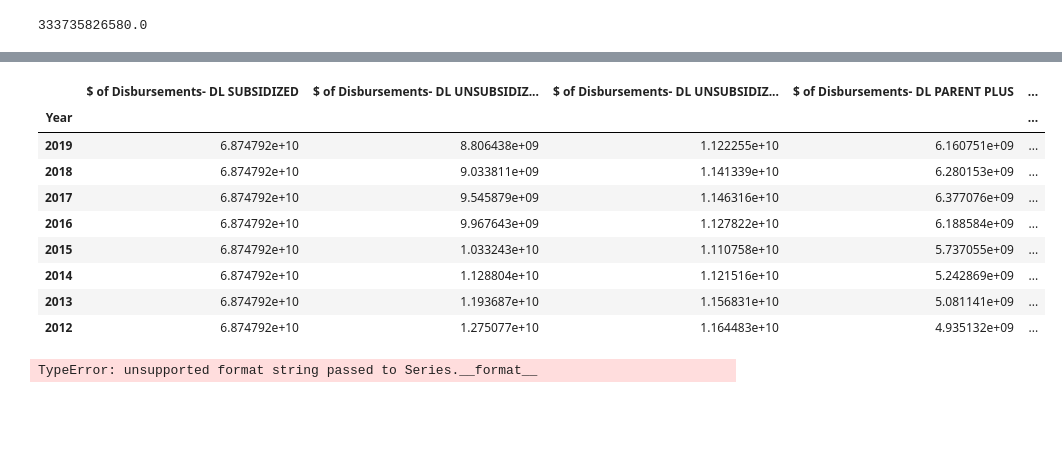
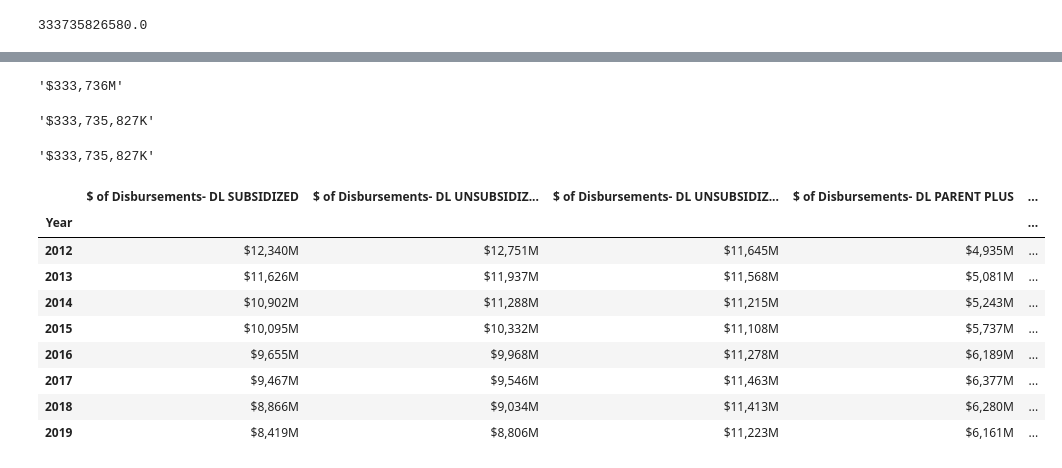
Before and after one commit to misspiggy44/DS-Project-3, a Jupyter notebook: ShobhaProject3DS.ipynb, the cells around one changed output, grey strips where cells are left out. Saved outputs shown, nothing was run; the diff lists cells and outputs as text; code cells hidden in the pictures; blank space fills up the shorter version.

```diff
--- a/ShobhaProject3DS.ipynb
+++ b/ShobhaProject3DS.ipynb
@@ -132,6 +149,10 @@ loan = pd.concat(loan_tables) # This function allows us to concateneate the tabl
 loan = loan.replace('-', '0', regex=True)
 loan = loan.replace(' -', '0', regex=True)
 loan = loan.replace('- ', '0', regex=True)
+# %%
+loan.replace({'PROPRIETARY':'Proprietary', 'PRIVATE': 'Private0Nonprofit', 'PUBLIC':'Public', 'FOREIGN PUBLIC':'Foreign0Public','FOREIGN PRIVATE':'Foreign0Private','FOREIGN FOR0PROFIT':'Foreign0For0Profit'}, inplace = True)
+# %%
+loan['State'].replace({'nan':'Foreign', 'FC':'Foreign', 'VI':'Foreign', 'GU':'Foreign'}, inplace=True)
 # %%
 # Let's see what the first few rows look like after concatenating and cleaning the master df.
 loan.head()
@@ -172,5 +195,5 @@ memory usage: 7.9+ MB
 # %%
-    # Second, we'll need to change all the object fields to one of int, float, or str.
+    # We'll need to change all the object fields to one of int, float, or str.
     # Note: Here is where I found the data type conversion issue due to dashes, but we cleaned them out in
         #an earlier step
 
@@ -178,6 +201,7 @@ memory usage: 7.9+ MB
 loan['School'] = loan['School'].astype(str)
 loan['State'] = loan['State'].astype(str)
 loan['School Type'] = loan['School Type'].astype(str)
+loan['Zip Code'] = loan['Zip Code'].astype(str)
 
     # Conversion of the float fields (currency based fields)
 loan['$ of Loans Originated - DL SUBSIDIZED'] = loan['$ of Loans Originated - DL SUBSIDIZED'].astype(float)
@@ -192,8 +216,6 @@ loan['$ of Loans Originated - DL GRAD PLUS'] = loan['$ of Loans Originated - DL
 loan['$ of Disbursements- DL GRAD PLUS'] = loan['$ of Disbursements- DL GRAD PLUS'].astype(float)
 
     # Conversion of the int fields
-
-#loan['Zip Code'] = loan['Zip Code'].astype(int)
 
 loan['Recipients - DL SUBSIDIZED'] = loan['Recipients - DL SUBSIDIZED'].astype(int)
 loan['Recipients - DL UNSUBSIDIZED - UNDERGRADUATE'] = loan['Recipients - DL UNSUBSIDIZED - UNDERGRADUATE'].astype(int)
@@ -266,20 +306,55 @@ billions(333735826580.0)
+# %%
+    # Let's add another formatting function for millions.
+
+def million(value):
+        return "${:,.0f}M".format(value/1000000)
+million(loan_total)
+# %% [output]
+'$333,736M'
+# %%
+    # And one for 1K.
+
+def thousand(value):
+        return "${:,.0f}K".format(value/1000)
+thousand(loan_total)
+
+    # Note: More on formatting large numbers in these links
+        # https://stackoverflow.com/questions/21208376/converting-float-to-dollars-and-cents
+        # https://stackoverflow.com/questions/43102734/format-a-number-with-commas-to-separate-thousands-in-python
+# %% [output]
+'$333,735,827K'
+# %%
+    # And a last one for the dollar.
+
+def dollar(value):
+        return "${:,.0f}".format(value/1)
+thousand(loan_total)
+# %% [output]
+'$333,735,827K'
 # %%
-# Let's see the distribution of the total dispursements by year.
-loan.groupby(['Year'])[['$ of Disbursements- DL SUBSIDIZED', '$ of Disbursements- DL UNSUBSIDIZED - UNDERGRADUATE', '$ of Disbursements- DL UNSUBSIDIZED - GRADUATE','$ of Disbursements- DL PARENT PLUS', '$ of Disbursements- DL GRAD PLUS']].sum().sort_values(by=['Year'],ascending=False)
+    # Q3A: Let's see the SUM of each disbursement bucket by year.
+
+    # First, let's create a single variable for the 5 Disbursement fields.
+disp_buckets = ['$ of Disbursements- DL SUBSIDIZED', '$ of Disbursements- DL UNSUBSIDIZED - UNDERGRADUATE', '$ of Disbursements- DL UNSUBSIDIZED - GRADUATE','$ of Disbursements- DL PARENT PLUS', '$ of Disbursements- DL GRAD PLUS']
+
+    # Now let's take the sum across the dispursement fields and group by year.
+loan_sum_year = loan.groupby(['Year'])[disp_buckets].sum()
+#loan_sum_year = loan.groupby(['Year'])[disp_buckets].sum().sort_values(by=['Year'], ascending=True)
+
+    # Here we'll apply the formatting to make the chart easier to read.
+    for i in disp_buckets:
+        loan_sum_year[i] = loan_sum_year[i].apply(million)
+
+    # Return the df
+loan_sum_year
 # %% [output]
 |  | $ of Disbursements- DL SUBSIDIZED | $ of Disbursements- DL UNSUBSIDIZ... | $ of Disbursements- DL UNSUBSIDIZ... | $ of Disbursements- DL PARENT PLUS | ... |
 | Year |  |  |  |  | ... |
-| 2019 | 6.874792e+10 | 8.806438e+09 | 1.122255e+10 | 6.160751e+09 | ... |
-| 2018 | 6.874792e+10 | 9.033811e+09 | 1.141339e+10 | 6.280153e+09 | ... |
-| 2017 | 6.874792e+10 | 9.545879e+09 | 1.146316e+10 | 6.377076e+09 | ... |
-| 2016 | 6.874792e+10 | 9.967643e+09 | 1.127822e+10 | 6.188584e+09 | ... |
-| 2015 | 6.874792e+10 | 1.033243e+10 | 1.110758e+10 | 5.737055e+09 | ... |
-| 2014 | 6.874792e+10 | 1.128804e+10 | 1.121516e+10 | 5.242869e+09 | ... |
-| 2013 | 6.874792e+10 | 1.193687e+10 | 1.156831e+10 | 5.081141e+09 | ... |
-| 2012 | 6.874792e+10 | 1.275077e+10 | 1.164483e+10 | 4.935132e+09 | ... |
+| 2012 | $12,340M | $12,751M | $11,645M | $4,935M | ... |
+| 2013 | $11,626M | $11,937M | $11,568M | $5,081M | ... |
+| 2014 | $10,902M | $11,288M | $11,215M | $5,243M | ... |
+| 2015 | $10,095M | $10,332M | $11,108M | $5,737M | ... |
+| 2016 | $9,655M | $9,968M | $11,278M | $6,189M | ... |
+| 2017 | $9,467M | $9,546M | $11,463M | $6,377M | ... |
+| 2018 | $8,866M | $9,034M | $11,413M | $6,280M | ... |
+| 2019 | $8,419M | $8,806M | $11,223M | $6,161M | ... |
-# %%
-# How to apply the a currency formatting here?
-loan[['$ of Disbursements- DL SUBSIDIZED', '$ of Disbursements- DL UNSUBSIDIZED - UNDERGRADUATE', '$ of Disbursements- DL UNSUBSIDIZED - GRADUATE','$ of Disbursements- DL PARENT PLUS', '$ of Disbursements- DL GRAD PLUS']] = loan.apply(lambda x: "{:,}".format(x[['$ of Disbursements- DL SUBSIDIZED', '$ of Disbursements- DL UNSUBSIDIZED - UNDERGRADUATE', '$ of Disbursements- DL UNSUBSIDIZED - GRADUATE','$ of Disbursements- DL PARENT PLUS', '$ of Disbursements- DL GRAD PLUS']]), axis=1)
-loan.head()
-# %% [output]
-TypeError: unsupported format string passed to Series.__format__
```
Also changed, not shown: parts of 31 cells of this notebook.
